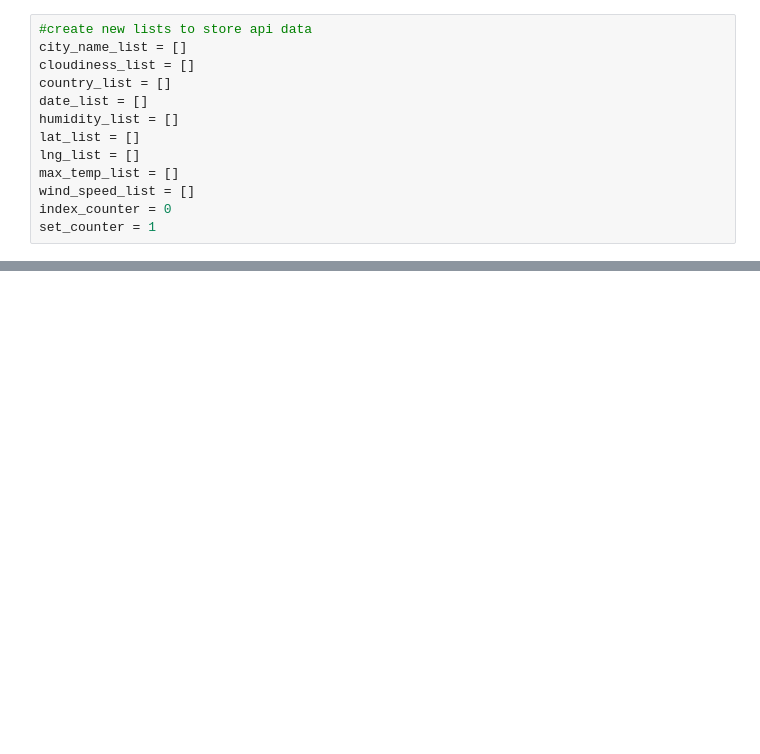
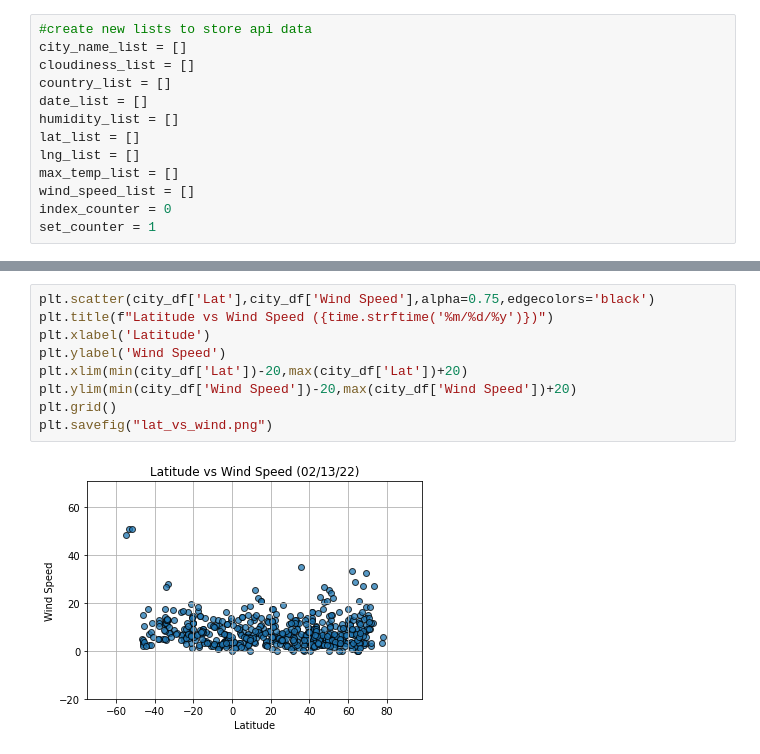
Before and after one commit to gabriellaburns/python-api-challenge, a Jupyter notebook: weatherpy/weatherpy.ipynb, the cells around one changed output, grey strips where cells are left out. Saved outputs shown, nothing was run; the diff lists cells and outputs as text; blank space fills up the shorter version.

```diff
--- a/weatherpy/weatherpy.ipynb
+++ b/weatherpy/weatherpy.ipynb
@@ -112,0 +179,11 @@ Data Retrieval Complete
+# %%
+plt.scatter(city_df['Lat'],city_df['Wind Speed'],alpha=0.75,edgecolors='black')
+plt.title(f"Latitude vs Wind Speed ({time.strftime('%m/%d/%y')})")
+plt.xlabel('Latitude')
+plt.ylabel('Wind Speed')
+plt.xlim(min(city_df['Lat'])-20,max(city_df['Lat'])+20)
+plt.ylim(min(city_df['Wind Speed'])-20,max(city_df['Wind Speed'])+20)
+plt.grid()
+plt.savefig("lat_vs_wind.png")
+# %% [output]
+[figure, added]
```
Also changed, not shown: parts of 15 cells of this notebook, 8 other files.
